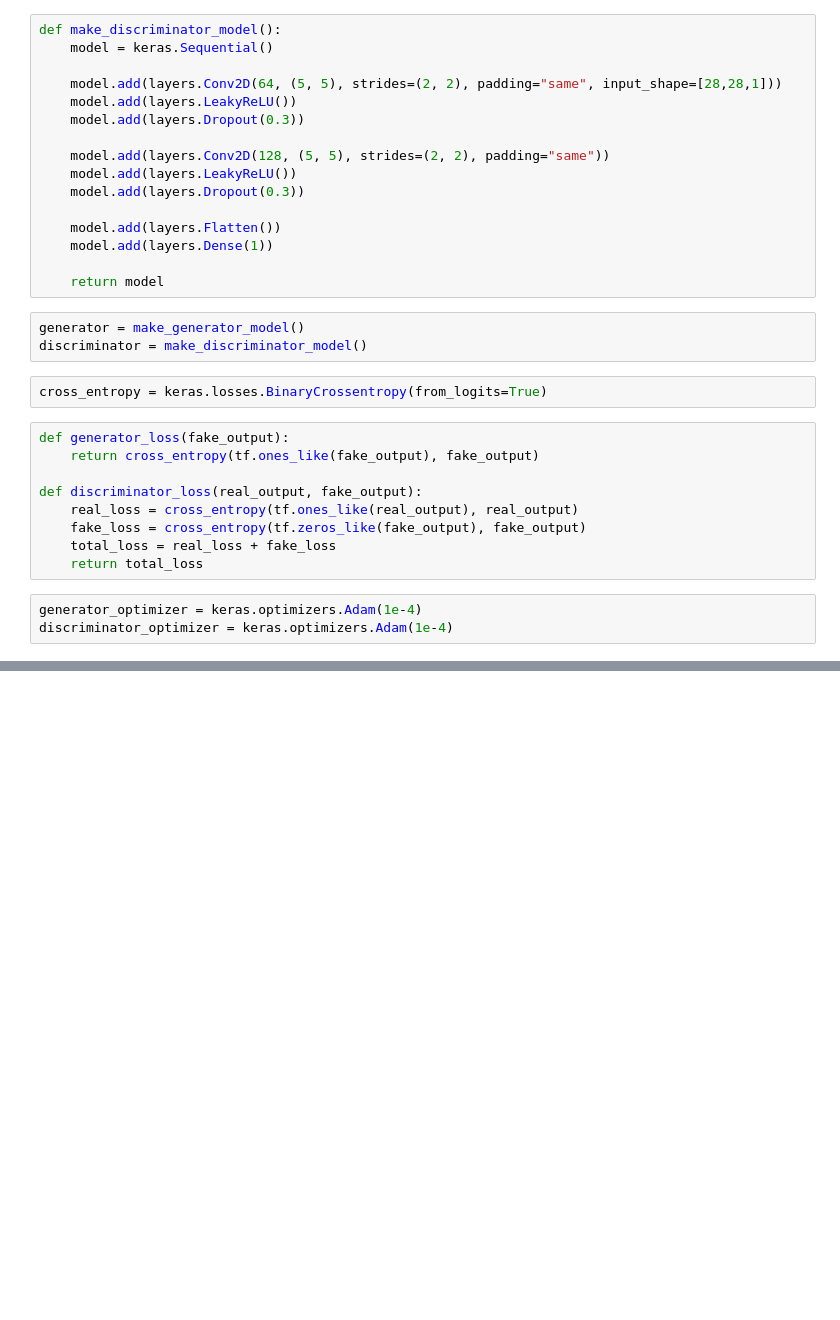
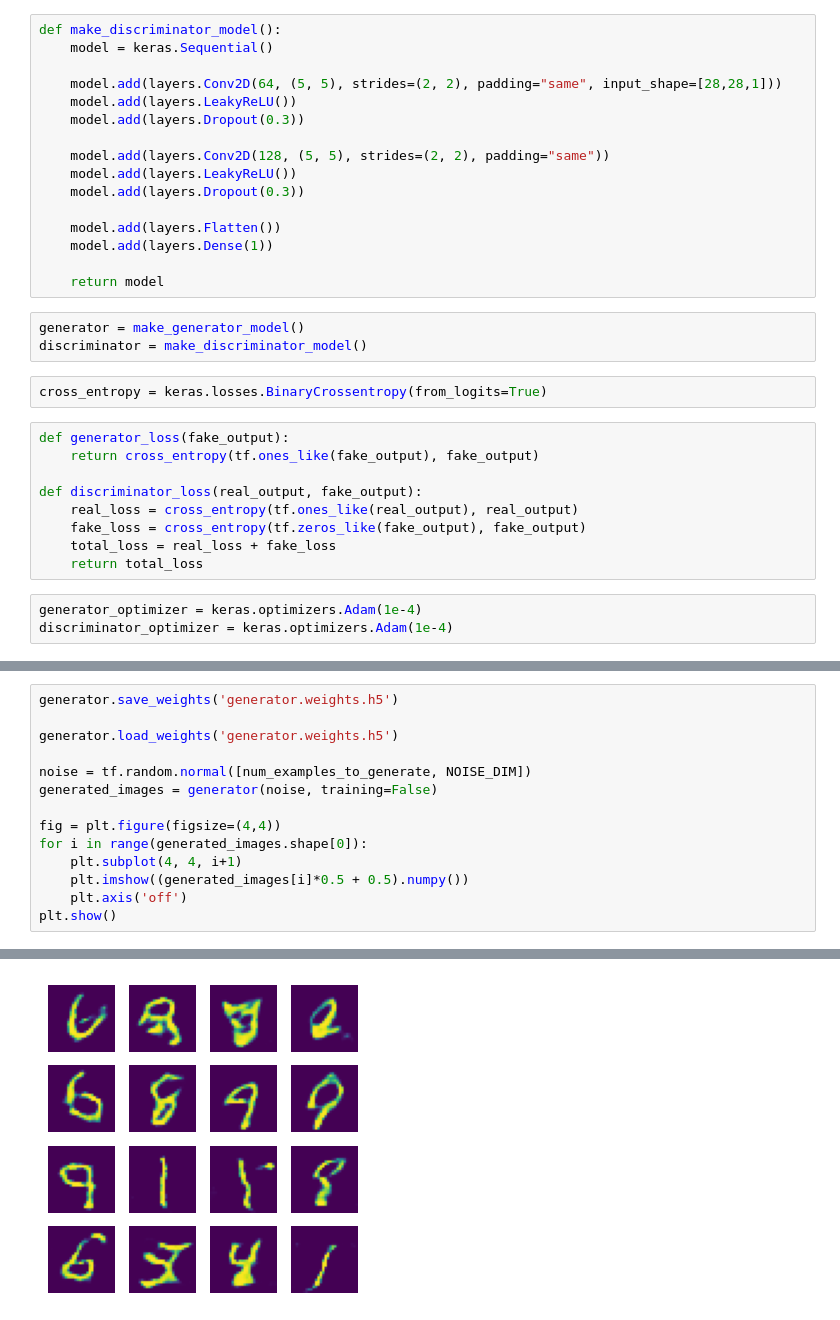
Before and after one commit to ziadalaa7/DCGAN-mnist-dataset, a Jupyter notebook: gans.ipynb, the cells around one changed output, grey strips where cells are left out. Drawn from its saved outputs; the diff is of its cells as text; blank space fills up the shorter version.

```diff
--- a/gans.ipynb
+++ b/gans.ipynb
@@ -101,0 +133,15 @@ def train_step(images):
+# %%
+generator.save_weights('generator.weights.h5')
+
+generator.load_weights('generator.weights.h5')
+
+noise = tf.random.normal([num_examples_to_generate, NOISE_DIM])
+generated_images = generator(noise, training=False)
+
+fig = plt.figure(figsize=(4,4))
+for i in range(generated_images.shape[0]):
+    plt.subplot(4, 4, i+1)
+    plt.imshow((generated_images[i]*0.5 + 0.5).numpy())
+    plt.axis('off')
+plt.show()
+# %% [output]
@@ -101,0 +149 @@ def train_step(images):
+[figure, added]
```
Also changed, not shown: parts of 18 cells of this notebook, 1 other file.
